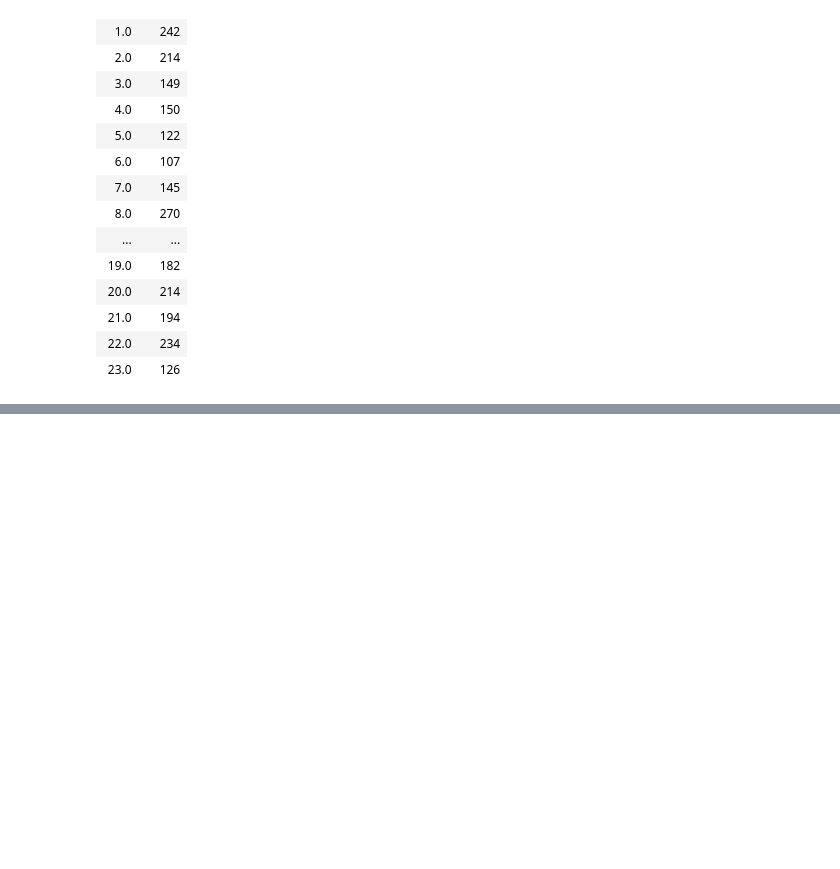
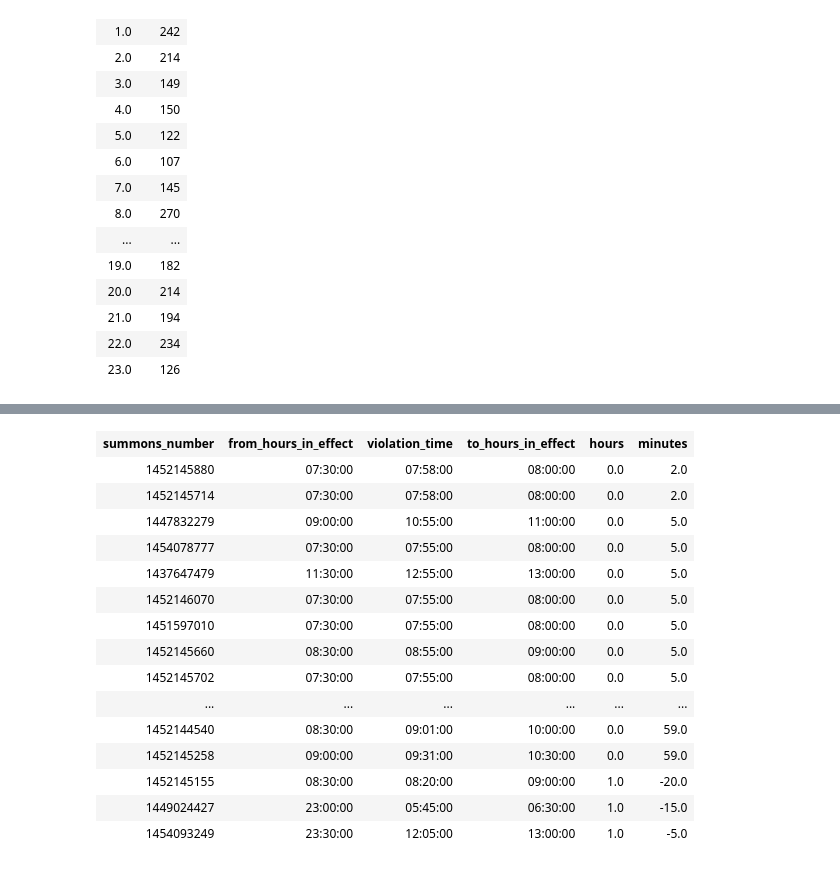
Before and after one commit to lnphng/Business-Analyst-with-SQL, a Jupyter notebook: 04.CleaaningData in Postgresql/03.Converting Data.ipynb, the cells around one changed output, grey strips where cells are left out. Cells and saved outputs as stored; diff of their text form; code cells hidden in the pictures; blank space fills up the shorter version.

```diff
--- a/04.CleaaningData in Postgresql/03.Converting Data.ipynb
+++ b/04.CleaaningData in Postgresql/03.Converting Data.ipynb
@@ -357,0 +940,72 @@ ORDER BY
+# %%
+%%sql
+
+With diff_time AS (
+SELECT
+        summons_number,
+        from_hours_in_effect,
+        violation_time,
+        to_hours_in_effect,
+        CASE
+            WHEN to_hours_in_effect > from_hours_in_effect
+                AND to_hours_in_effect >= violation_time AND  violation_time >= from_hours_in_effect
+                 THEN  EXTRACT('hour' FROM to_hours_in_effect -  violation_time)
+            WHEN to_hours_in_effect > from_hours_in_effect
+                AND violation_time NOT BETWEEN from_hours_in_effect AND to_hours_in_effect
+                 AND violation_time < '05:00:00'::time
+                    THEN  24- EXTRACT('hour' FROM to_hours_in_effect) + EXTRACT('hour' FROM violation_time)
+            WHEN to_hours_in_effect > from_hours_in_effect
+                AND violation_time NOT BETWEEN from_hours_in_effect AND to_hours_in_effect
+                THEN  EXTRACT('hour' FROM to_hours_in_effect) - EXTRACT('hour' FROM violation_time)
+            WHEN to_hours_in_effect < from_hours_in_effect
+                    AND (violation_time > to_hours_in_effect AND violation_time < from_hours_in_effect)
+                    THEN (- EXTRACT('hour' FROM violation_time ) + EXTRACT('hour' FROM to_hours_in_effect) )
+            WHEN to_hours_in_effect < from_hours_in_effect
+                     AND violation_time < to_hours_in_effect
+                    THEN   EXTRACT('hour' FROM to_hours_in_effect) - EXTRACT('hour' FROM  violation_time)
+            WHEN to_hours_in_effect < from_hours_in_effect
+                     AND (violation_time > to_hours_in_effect)
+                    THEN (24- EXTRACT('hour' FROM violation_time )+EXTRACT('hour' FROM to_hours_in_effect) )
+            ELSE EXTRACT('hour' FROM to_hours_in_effect -  violation_time)
+            END AS hours,
+
+        CASE
+            WHEN to_hours_in_effect > from_hours_in_effect
+                AND to_hours_in_effect >= violation_time AND  violation_time >= from_hours_in_effect
+                 THEN  EXTRACT('minute' FROM to_hours_in_effect -  violation_time)
+            WHEN to_hours_in_effect > from_hours_in_effect
+                AND violation_time NOT BETWEEN from_hours_in_effect AND to_hours_in_effect
+                 AND violation_time < '06:00:00'::time
+                THEN  EXTRACT('minute' FROM to_hours_in_effect) + EXTRACT('minute' FROM violation_time)
+            WHEN to_hours_in_effect > from_hours_in_effect
+                AND violation_time NOT BETWEEN from_hours_in_effect AND to_hours_in_effect
+                THEN  EXTRACT('minute' FROM to_hours_in_effect) - EXTRACT('minute' FROM violation_time)
+            WHEN to_hours_in_effect < from_hours_in_effect
+                    AND (violation_time > to_hours_in_effect AND violation_time < from_hours_in_effect)
+                   THEN (- EXTRACT('minute' FROM violation_time ) + EXTRACT('minute' FROM to_hours_in_effect) )
+            WHEN to_hours_in_effect < from_hours_in_effect
+                     AND violation_time < to_hours_in_effect
+                    THEN   EXTRACT('minute' FROM to_hours_in_effect) - EXTRACT('minute' FROM  violation_time)
+            WHEN to_hours_in_effect < from_hours_in_effect
+                     AND (violation_time > to_hours_in_effect)
+                    THEN (-EXTRACT('minute' FROM violation_time )+EXTRACT('minute' FROM to_hours_in_effect) )
+            ELSE EXTRACT('minute' FROM to_hours_in_effect -  violation_time)
+            END AS minutes
+    FROM
+        (SELECT
+            summons_number,
+                TO_TIMESTAMP(from_hours_in_effect, 'HH12MIPM')::time as from_hours_in_effect,
+                TO_TIMESTAMP(to_hours_in_effect, 'HH12MIPM')::time as to_hours_in_effect,
+                TO_TIMESTAMP(violation_time, 'HH12MIPM')::time as violation_time
+          FROM
+            parking_violation
+          WHERE NOT (from_hours_in_effect = '1200AM' AND to_hours_in_effect = '1159PM')
+        ) sub
+)
+
+SELECT summons_number, from_hours_in_effect, violation_time, to_hours_in_effect, hours, minutes
+FROM diff_time
+WHERE hours * 60 +minutes <60
+AND hours * 60 +minutes >0
+ORDER BY hours, minutes
+# %% [output]
@@ -357,0 +1014,16 @@ ORDER BY
+| summons_number | from_hours_in_effect | violation_time | to_hours_in_effect | hours | minutes |
+| 1452145880 | 07:30:00 | 07:58:00 | 08:00:00 | 0.0 | 2.0 |
+| 1452145714 | 07:30:00 | 07:58:00 | 08:00:00 | 0.0 | 2.0 |
+| 1447832279 | 09:00:00 | 10:55:00 | 11:00:00 | 0.0 | 5.0 |
+| 1454078777 | 07:30:00 | 07:55:00 | 08:00:00 | 0.0 | 5.0 |
+| 1437647479 | 11:30:00 | 12:55:00 | 13:00:00 | 0.0 | 5.0 |
+| 1452146070 | 07:30:00 | 07:55:00 | 08:00:00 | 0.0 | 5.0 |
+| 1451597010 | 07:30:00 | 07:55:00 | 08:00:00 | 0.0 | 5.0 |
+| 1452145660 | 08:30:00 | 08:55:00 | 09:00:00 | 0.0 | 5.0 |
+| 1452145702 | 07:30:00 | 07:55:00 | 08:00:00 | 0.0 | 5.0 |
+| ... | ... | ... | ... | ... | ... |
+| 1452144540 | 08:30:00 | 09:01:00 | 10:00:00 | 0.0 | 59.0 |
+| 1452145258 | 09:00:00 | 09:31:00 | 10:30:00 | 0.0 | 59.0 |
+| 1452145155 | 08:30:00 | 08:20:00 | 09:00:00 | 1.0 | -20.0 |
+| 1449024427 | 23:00:00 | 05:45:00 | 06:30:00 | 1.0 | -15.0 |
+| 1454093249 | 23:30:00 | 12:05:00 | 13:00:00 | 1.0 | -5.0 |
```
Also changed, not shown: parts of 26 cells of this notebook.
